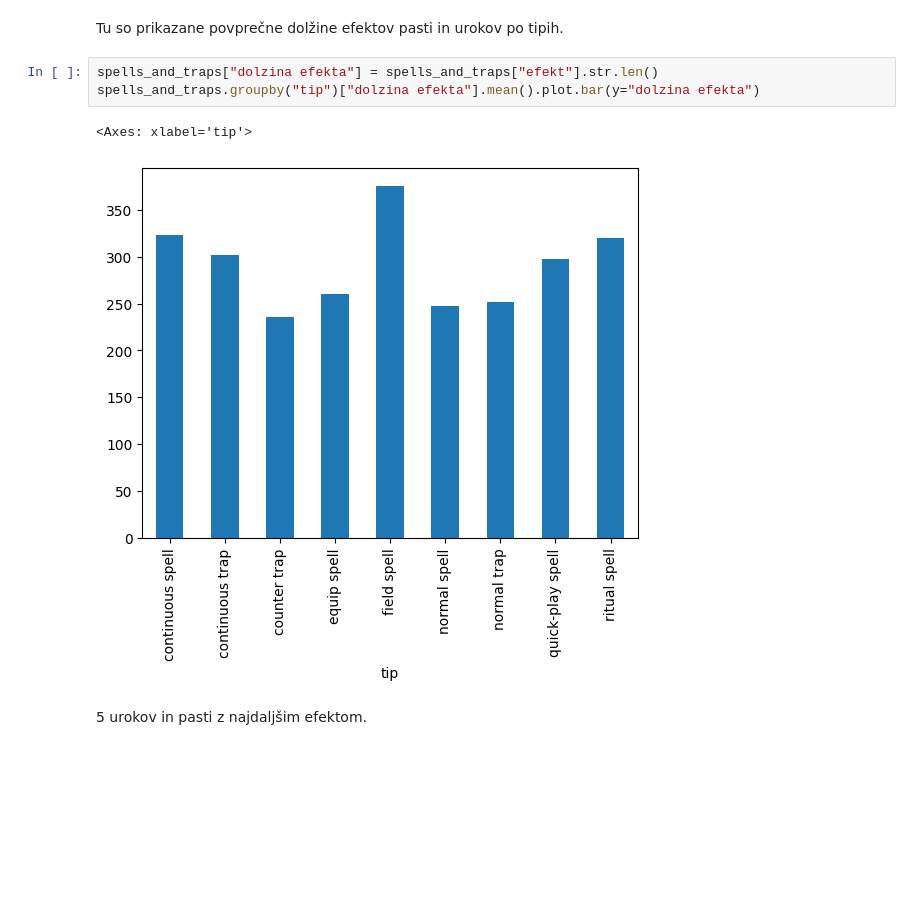
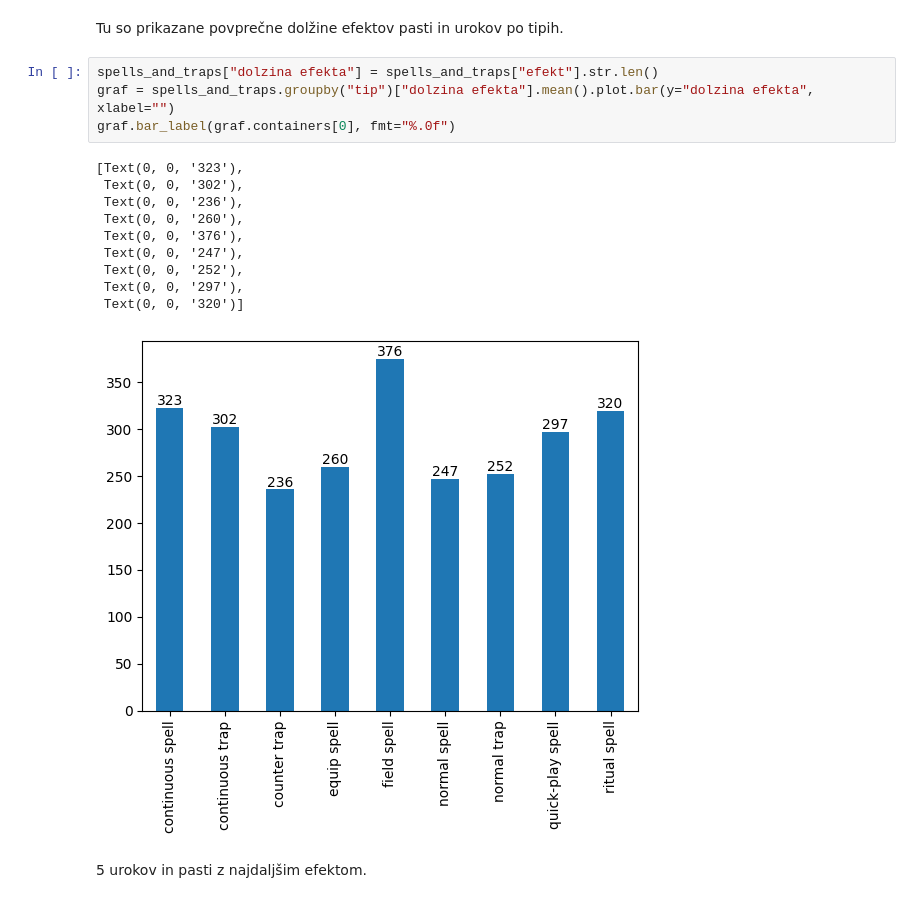
Before and after one commit to sawdem/Projektna-naloga, a Jupyter notebook: prikaz.ipynb, the cells around one changed output. Drawn from its saved outputs; the diff is of its cells as text; blank space fills up the shorter version.

```diff
--- a/prikaz.ipynb
+++ b/prikaz.ipynb
@@ -127,10 +127,19 @@ graf
 Tu so prikazane povprečne dolžine efektov pasti in urokov po tipih.
 # %%
 spells_and_traps["dolzina efekta"] = spells_and_traps["efekt"].str.len()
-spells_and_traps.groupby("tip")["dolzina efekta"].mean().plot.bar(y="dolzina efekta")
+graf = spells_and_traps.groupby("tip")["dolzina efekta"].mean().plot.bar(y="dolzina efekta", xlabel="")
+graf.bar_label(graf.containers[0], fmt="%.0f")
 # %% [output]
-<Axes: xlabel='tip'>
+[Text(0, 0, '323'),
+ Text(0, 0, '302'),
+ Text(0, 0, '236'),
+ Text(0, 0, '260'),
+ Text(0, 0, '376'),
+ Text(0, 0, '247'),
+ Text(0, 0, '252'),
+ Text(0, 0, '297'),
+ Text(0, 0, '320')]
-[figure, old version]
+[figure, new version]
 # %% [markdown]
 5 urokov in pasti z najdaljšim efektom.
 # %%
```
Also changed, not shown: parts of 5 cells of this notebook, 1 other file.
